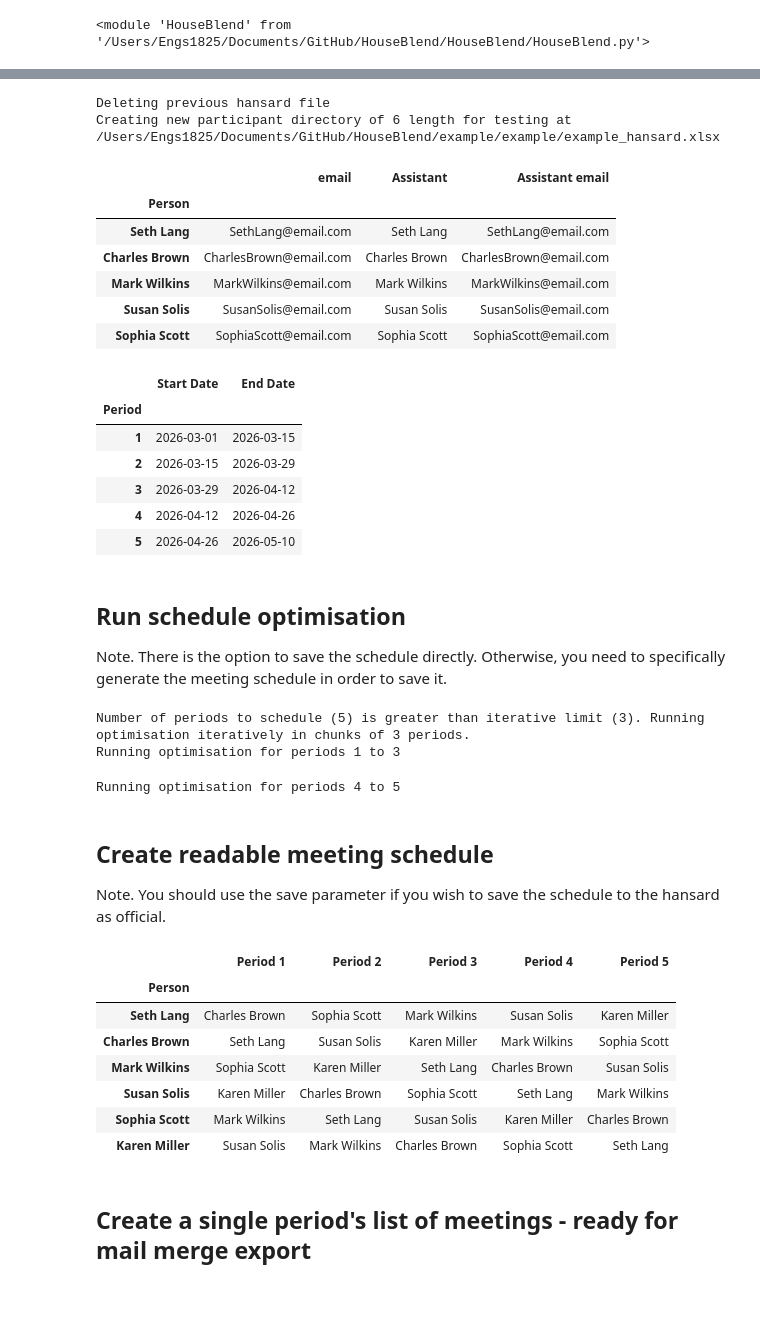
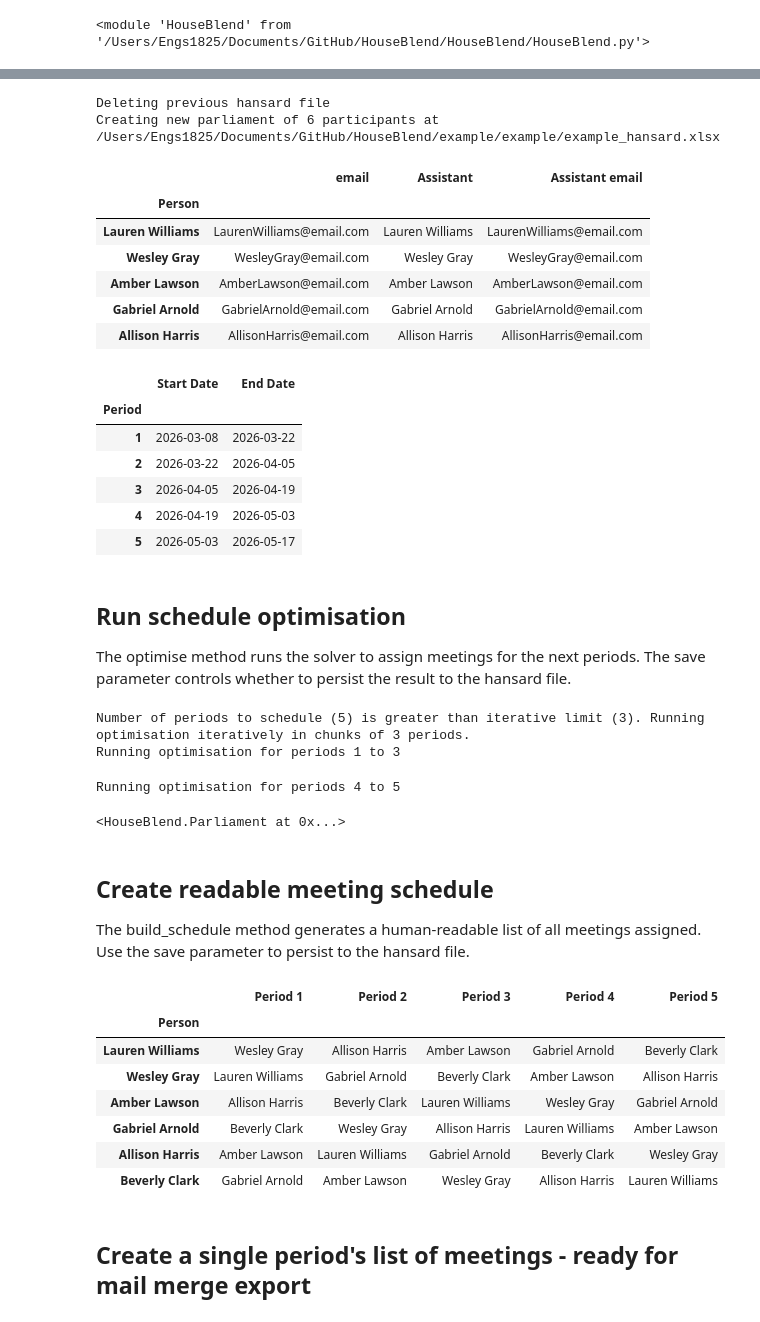
Before and after one commit to scotiow/HouseBlend, a Jupyter notebook: example/example_usage.ipynb, the cells around one changed output, grey strips where cells are left out. Cells and saved outputs as stored; diff of their text form; code cells hidden in the pictures.

```diff
--- a/example/example_usage.ipynb
+++ b/example/example_usage.ipynb
@@ -47,51 +49,52 @@ Use `import_hansard` with test set to an integer to create a new test group of n
 # %%
-contacts, dates, availability, schedule, bool_schedule = hb.import_hansard(parliament_name=parliament_name, test=6)
+session = HouseBlendSession.from_excel(parliament_name=parliament_name, test=6)
 
-contacts.head()
+session.contacts.head()
 # %% [output]
 Deleting previous hansard file
-Creating new participant directory of 6 length for testing at /Users/Engs1825/Documents/GitHub/HouseBlend/example/example/example_hansard.xlsx
+Creating new parliament of 6 participants at /Users/Engs1825/Documents/GitHub/HouseBlend/example/example/example_hansard.xlsx
 |  | email | Assistant | Assistant email |
 | Person |  |  |  |
-| Seth Lang | SethLang@email.com | Seth Lang | SethLang@email.com |
-| Charles Brown | CharlesBrown@email.com | Charles Brown | CharlesBrown@email.com |
-| Mark Wilkins | MarkWilkins@email.com | Mark Wilkins | MarkWilkins@email.com |
-| Susan Solis | SusanSolis@email.com | Susan Solis | SusanSolis@email.com |
-| Sophia Scott | SophiaScott@email.com | Sophia Scott | SophiaScott@email.com |
+| Lauren Williams | LaurenWilliams@email.com | Lauren Williams | LaurenWilliams@email.com |
+| Wesley Gray | WesleyGray@email.com | Wesley Gray | WesleyGray@email.com |
+| Amber Lawson | AmberLawson@email.com | Amber Lawson | AmberLawson@email.com |
+| Gabriel Arnold | GabrielArnold@email.com | Gabriel Arnold | GabrielArnold@email.com |
+| Allison Harris | AllisonHarris@email.com | Allison Harris | AllisonHarris@email.com |
 # %%
-dates
+session.dates
 # %% [output]
 |  | Start Date | End Date |
 | Period |  |  |
-| 1 | 2026-03-01 | 2026-03-15 |
-| 2 | 2026-03-15 | 2026-03-29 |
-| 3 | 2026-03-29 | 2026-04-12 |
-| 4 | 2026-04-12 | 2026-04-26 |
-| 5 | 2026-04-26 | 2026-05-10 |
+| 1 | 2026-03-08 | 2026-03-22 |
+| 2 | 2026-03-22 | 2026-04-05 |
+| 3 | 2026-04-05 | 2026-04-19 |
+| 4 | 2026-04-19 | 2026-05-03 |
+| 5 | 2026-05-03 | 2026-05-17 |
 # %% [markdown]
 ## Run schedule optimisation
-Note. There is the option to save the schedule directly. Otherwise, you need to specifically generate the meeting schedule in order to save it.
+The optimise method runs the solver to assign meetings for the next periods. The save parameter controls whether to persist the result to the hansard file.
 # %%
-bool_schedule = hb.run_schedule_optimisation(contacts, dates, availability, schedule, bool_schedule, n_to_schedule, save=True)
+session.optimise(n_to_schedule=n_to_schedule, current_period=current_period, save=True)
 # %% [output]
 Number of periods to schedule (5) is greater than iterative limit (3). Running optimisation iteratively in chunks of 3 periods.
 Running optimisation for periods 1 to 3
 Running optimisation for periods 4 to 5
+<HouseBlend.Parliament at 0x...>
 # %% [markdown]
 ## Create readable meeting schedule
-Note. You should use the save parameter if you wish to save the schedule to the hansard as official.
+The build_schedule method generates a human-readable list of all meetings assigned. Use the save parameter to persist to the hansard file.
 # %%
-meeting_schedule = hb.generate_meeting_schedule(contacts, dates, availability, bool_schedule, save=True, parliament_name="example")
+meeting_schedule = session.build_schedule(save=True)
 meeting_schedule
 # %% [output]
 |  | Period 1 | Period 2 | Period 3 | Period 4 | Period 5 |
 | Person |  |  |  |  |  |
-| Seth Lang | Charles Brown | Sophia Scott | Mark Wilkins | Susan Solis | Karen Miller |
-| Charles Brown | Seth Lang | Susan Solis | Karen Miller | Mark Wilkins | Sophia Scott |
-| Mark Wilkins | Sophia Scott | Karen Miller | Seth Lang | Charles Brown | Susan Solis |
-| Susan Solis | Karen Miller | Charles Brown | Sophia Scott | Seth Lang | Mark Wilkins |
-| Sophia Scott | Mark Wilkins | Seth Lang | Susan Solis | Karen Miller | Charles Brown |
-| Karen Miller | Susan Solis | Mark Wilkins | Charles Brown | Sophia Scott | Seth Lang |
+| Lauren Williams | Wesley Gray | Allison Harris | Amber Lawson | Gabriel Arnold | Beverly Clark |
+| Wesley Gray | Lauren Williams | Gabriel Arnold | Beverly Clark | Amber Lawson | Allison Harris |
+| Amber Lawson | Allison Harris | Beverly Clark | Lauren Williams | Wesley Gray | Gabriel Arnold |
+| Gabriel Arnold | Beverly Clark | Wesley Gray | Allison Harris | Lauren Williams | Amber Lawson |
+| Allison Harris | Amber Lawson | Lauren Williams | Gabriel Arnold | Beverly Clark | Wesley Gray |
+| Beverly Clark | Gabriel Arnold | Amber Lawson | Wesley Gray | Allison Harris | Lauren Williams |
 # %% [markdown]
 ## Create a single period's list of meetings - ready for mail merge export
 # %%
```
Also changed, not shown: parts of 13 cells of this notebook, 8 other files.
